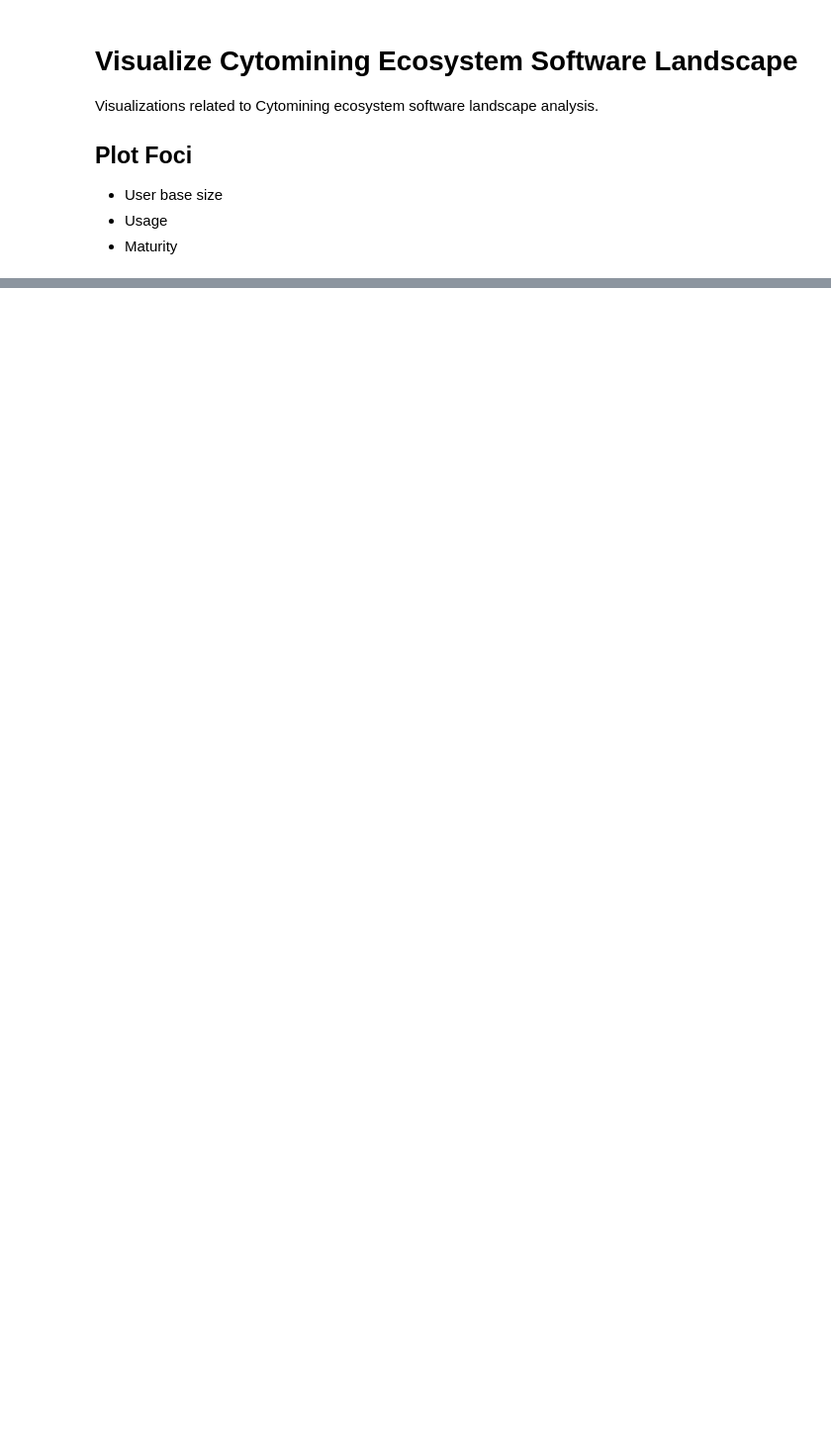
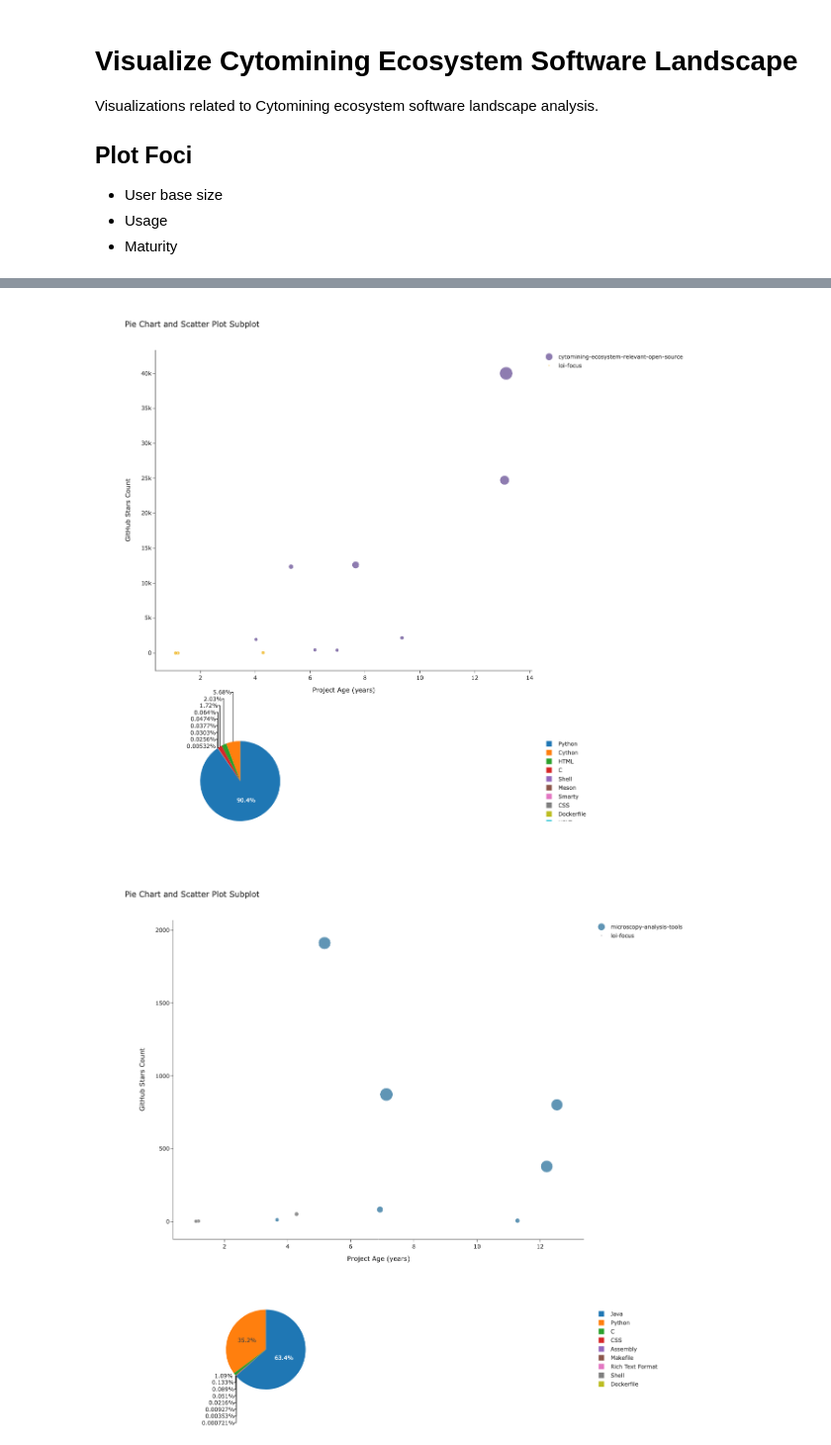
Before and after one commit to WayScience/software-landscape-analysis, a Jupyter notebook: notebooks/cytomining-ecosystem/visualize-landscape.ipynb, the cells around one changed output, grey strips where cells are left out. Shown at 99% size. Saved outputs shown, nothing was run; the diff lists cells and outputs as text; code cells hidden in the pictures; blank space fills up the shorter version.

```diff
--- a/notebooks/cytomining-ecosystem/visualize-landscape.ipynb
+++ b/notebooks/cytomining-ecosystem/visualize-landscape.ipynb
@@ -134,0 +142,27 @@ fig.show()
+# %%
+def create_user_base_chart(df_projects, category):
+    # bubble scatter plot
+    fig = px.scatter(
+        df_projects,
+        hover_name="Project Name",
+        x="Duration Created to Now in Years",
+        y="GitHub Stars",
+        size="GitHub Watchers",
+        width=1250,
+        height=800,
+        color="category",
+        color_discrete_sequence=random.sample(pc.qualitative.Prism, 2),
+    )
+
+    # set a minimum size for the plot points
+    fig.update_traces(marker=dict(sizemin=4))
+
+    # customize the chart layout
+    fig.update_layout(
+        title=f"{title_prefix}: {category} - User Base Size",
+        xaxis_title="Project Age (years)",
+        yaxis_title="GitHub Stars Count",
+    )
+
+    # return the chart
+    return fig
@@ -134,0 +224,8 @@ fig.show()
+# %%
+for category in (
+    df_projects[df_projects["category"] != "loi-focus"]["category"].dropna().unique()
+):
+    target_df = df_projects[df_projects["category"].isin(["loi-focus", category])]
+    category_title = category.replace("-", " ").title()
+    create_plots_for_categories(target_df, category_title)
+# %% [output]
@@ -135,3 +233,5 @@ fig.show()
+[figure, added]
+[figure, added]
 # %%
 # bubble scatter plot
 fig = px.scatter(
```
Also changed, not shown: parts of 8 cells of this notebook, 1 other file.
